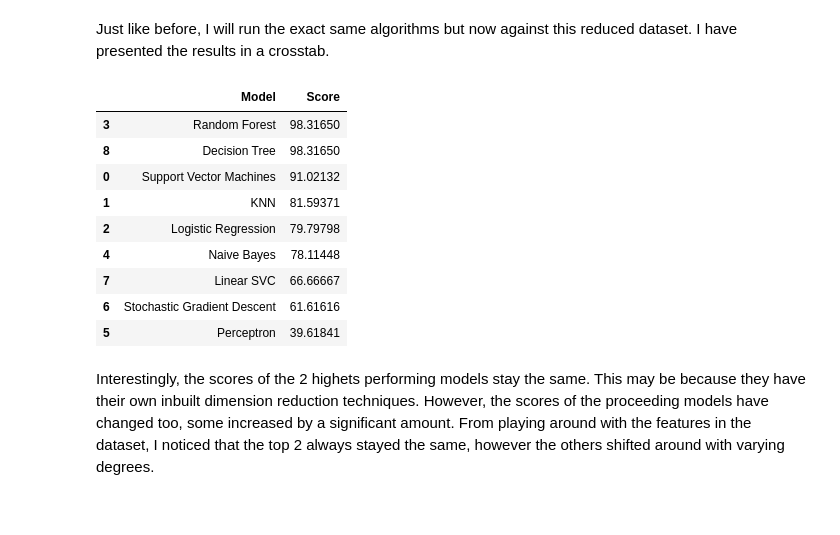
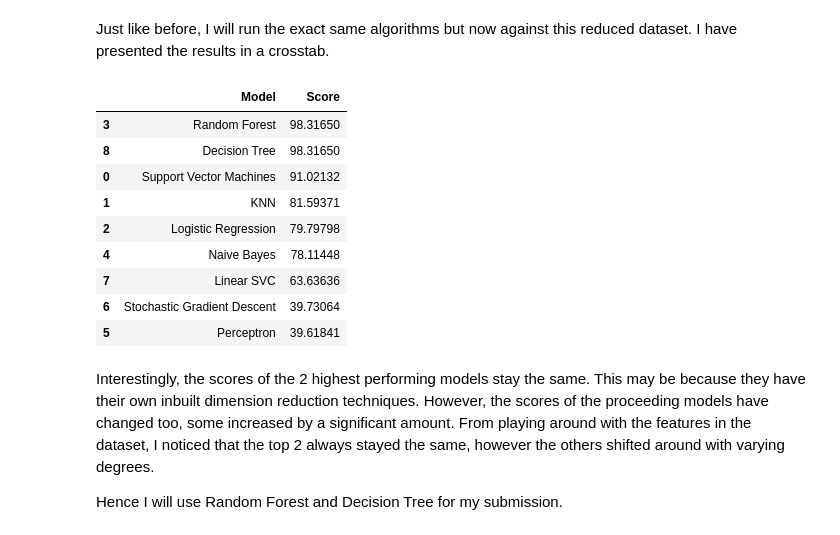
Before and after one commit to agodwinp/Titanic, a Jupyter notebook: Titanic - Machine Learning from Disaster.ipynb, the cells around one changed output. Saved outputs shown, nothing was run; the diff lists cells and outputs as text; code cells hidden in the pictures.

```diff
--- a/Titanic - Machine Learning from Disaster.ipynb
+++ b/Titanic - Machine Learning from Disaster.ipynb
@@ -606,12 +608,12 @@ full[['Fare Band', 'Survived']].groupby(['Fare Band'], as_index=False).mean().so
 | 2 | (14.454, 31.275] | 0.441048 |
 | 3 | (31.275, 512.329] | 0.600000 |
 # %%
-full['Fare Band'] = full['Fare Band'].replace('[0, 7.896]', 1)
-full['Fare Band'] = full['Fare Band'].replace('(7.896, 14.454]', 2)
-full['Fare Band'] = full['Fare Band'].replace('(14.454, 31.275]', 3)
-full['Fare Band'] = full['Fare Band'].replace('(31.275, 512.329]', 4)
+dataset['Fare Band'] = dataset['Fare Band'].replace('[0, 7.896]', 1)
+dataset['Fare Band'] = dataset['Fare Band'].replace('(7.896, 14.454]', 2)
+dataset['Fare Band'] = dataset['Fare Band'].replace('(14.454, 31.275]', 3)
+dataset['Fare Band'] = dataset['Fare Band'].replace('(31.275, 512.329]', 4)
 
-full.head(n=3)
+dataset.head(n=3)
 # %% [output]
 |  | Age | Fare | Sex | Survived | Third Class | First Class | Second Class | Family Size | ... |
 | 0 | 22.0 | 7.2500 | 1 | 0.0 | True | False | False | 2 | ... |
@@ -641,12 +643,12 @@ Using this, I can attempt to create some interaction variables to finish the fea
 
 Looking at the features which correlate highly with Survival, the two numerical columns that would make sense to create an interaction variable from would be Age and Fare.
 # %%
-full['Age*Fare'] = full['Age']*full['Fare']
+dataset['Age*Fare'] = dataset['Age']*dataset['Fare']
 
-del full['Age']
-del full['Fare']
+del dataset['Age']
+del dataset['Fare']
 
-full['Age*Fare'].corr(full['Survived'])
+dataset['Age*Fare'].corr(dataset['Survived'])
 # %% [output]
 0.22191924261423815
 # %% [markdown]
@@ -932,22 +934,27 @@ columns = ['Embarked Cherbourg', 'Lone Traveller', 'Master', 'Second Class', 'Em
            'No Parents or Children', 'No Siblings or Spouse', 'Reverend', 'Embarked Unknown', 'Sir', 'Nobility',
            'Don', 'Age Band', 'Family Size', 'Doctor', 'Embarked Queenstown', 'Ranked Military', 'Dona']
 
-full.drop(columns, inplace=True, axis=1)
+dataset.drop(columns, inplace=True, axis=1)
 
-print(full.columns.values)
+print(dataset.columns.values)
 # %% [output]
 ['Sex' 'Survived' 'Third Class' 'First Class' 'Mr' 'Mrs' 'Miss'
  'Single Woman' 'Single Man' 'Fare Band' 'Age*Fare']
 # %% [markdown]
 Then I split the dataset again into training and test samples, along with my training target column. Now I am ready to model the algorithms again. Notice the shape of the samples.
 # %%
-train = full[:891]
-test = full[891:]
+train_df = dataset[:891]
+test_df = dataset[891:]
 
-x_train = train.drop('Survived', axis = 1)
-y_train = train['Survived']
+train_df2 = train_df.copy()
+test_df2 = test_df.copy()
 
-x_test = test.drop('Survived', axis = 1)
+train_df2['Survived'] = train_df2['Survived'].astype(int)
+
+x_train = train_df2.drop('Survived', axis = 1)
+y_train = train_df2['Survived']
+
+x_test = test_df2.drop('Survived', axis = 1)
 
 x_train.shape, y_train.shape, x_test.shape
 # %% [output]
@@ -1007,37 +1014,39 @@ acc_sgd
 # Decision Tree
 decision_tree = DecisionTreeClassifier()
 decision_tree.fit(x_train, y_train)
-Y_pred = decision_tree.predict(x_test)
+decision_tree_pred= decision_tree.predict(x_test)
 acc_decision_tree = round(decision_tree.score(x_train, y_train) * 100, 5)
 acc_decision_tree
 
 # Random Forest
 random_forest = RandomForestClassifier(n_estimators=100)
 random_forest.fit(x_train, y_train)
-Y_pred = random_forest.predict(x_test)
+random_forest_pred = random_forest.predict(x_test)
 random_forest.score(x_train, y_train)
 acc_random_forest = round(random_forest.score(x_train, y_train) * 100, 5)
 acc_random_forest
 
 models = pd.DataFrame({
     'Model': ['Support Vector Machines', 'KNN', 'Logistic Regression',
               'Random Forest', 'Naive Bayes', 'Perceptron',
               'Stochastic Gradient Descent', 'Linear SVC',
               'Decision Tree'],
     'Score': [acc_svc, acc_knn, acc_log,
               acc_random_forest, acc_gaussian, acc_perceptron,
               acc_sgd, acc_linear_svc, acc_decision_tree]})
 models.sort_values(by='Score', ascending=False)
 # %% [output]
 |  | Model | Score |
 | 3 | Random Forest | 98.31650 |
 | 8 | Decision Tree | 98.31650 |
 | 0 | Support Vector Machines | 91.02132 |
 | 1 | KNN | 81.59371 |
 | 2 | Logistic Regression | 79.79798 |
 | 4 | Naive Bayes | 78.11448 |
-| 7 | Linear SVC | 66.66667 |
-| 6 | Stochastic Gradient Descent | 61.61616 |
+| 7 | Linear SVC | 63.63636 |
+| 6 | Stochastic Gradient Descent | 39.73064 |
 | 5 | Perceptron | 39.61841 |
 # %% [markdown]
-Interestingly, the scores of the 2 highets performing models stay the same. This may be because they have their own inbuilt dimension reduction techniques. However, the scores of the proceeding models have changed too, some increased by a significant amount. From playing around with the features in the dataset, I noticed that the top 2 always stayed the same, however the others shifted around with varying degrees.
+Interestingly, the scores of the 2 highest performing models stay the same. This may be because they have their own inbuilt dimension reduction techniques. However, the scores of the proceeding models have changed too, some increased by a significant amount. From playing around with the features in the dataset, I noticed that the top 2 always stayed the same, however the others shifted around with varying degrees.
+
+Hence I will use Random Forest and Decision Tree for my submission.
```
Also changed, not shown: parts of 35 cells of this notebook.
